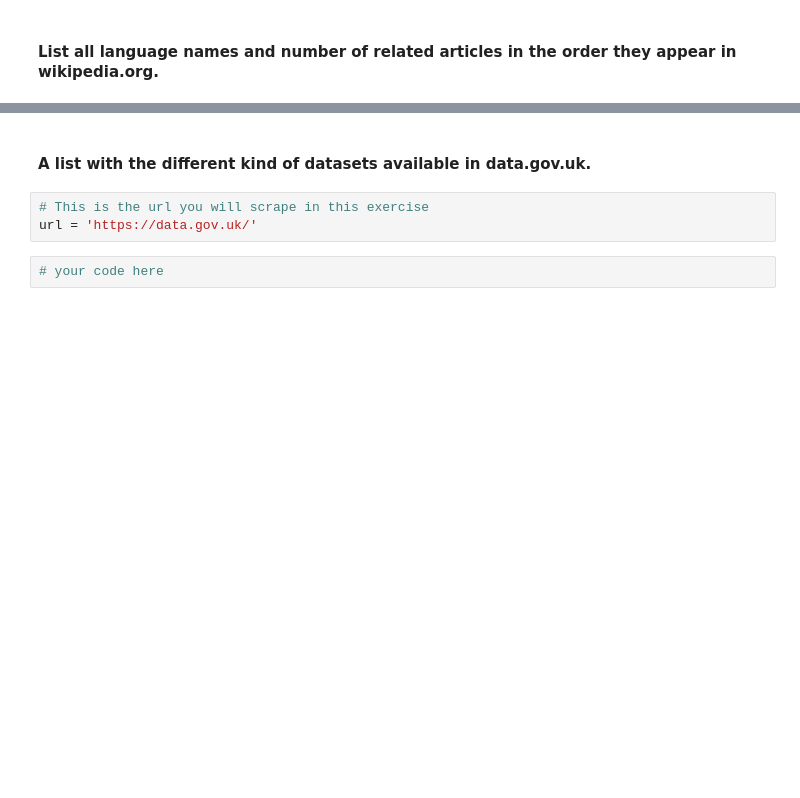
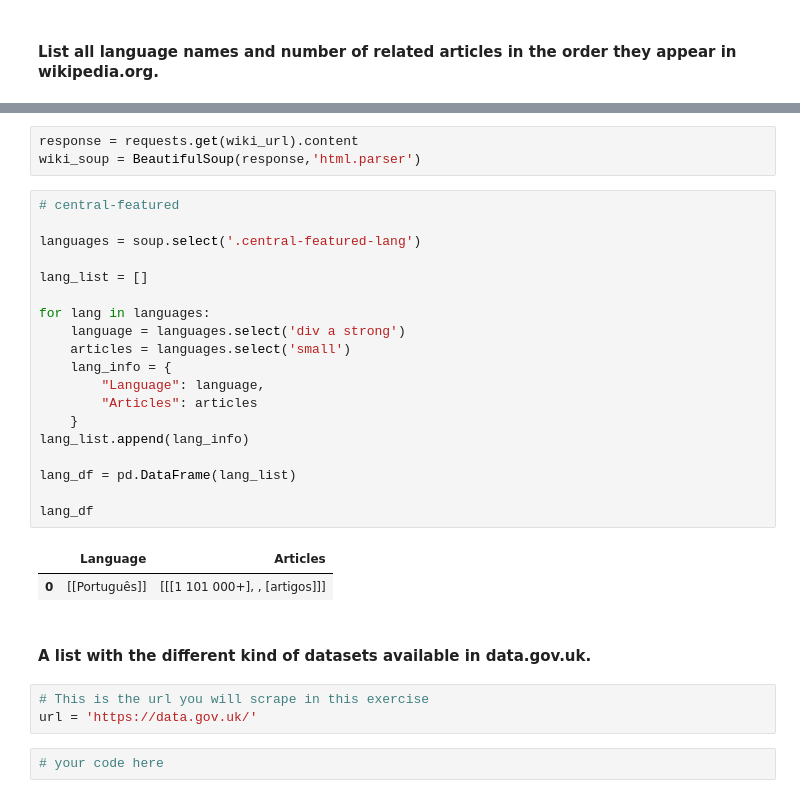
Before and after one commit to matthieubaillard/DAFT_0410, a Jupyter notebook: Module_1/Lab_16_Web-Scraping/main.ipynb, the cells around one changed output, grey strips where cells are left out. Cells and saved outputs as stored; diff of their text form; blank space fills up the shorter version.

```diff
--- a/Module_1/Lab_16_Web-Scraping/main.ipynb
+++ b/Module_1/Lab_16_Web-Scraping/main.ipynb
@@ -381,3 +417,28 @@ url = 'https://www.wikipedia.org/'
+# %%
+response = requests.get(wiki_url).content
+wiki_soup = BeautifulSoup(response,'html.parser')
+# %%
+# central-featured
+
+languages = soup.select('.central-featured-lang')
+
+lang_list = []
+
+for lang in languages:
+    language = languages.select('div a strong')
+    articles = languages.select('small')
+    lang_info = {
+        "Language": language,
+        "Articles": articles
+    }
+lang_list.append(lang_info)
+
+lang_df = pd.DataFrame(lang_list)
+
+lang_df
+# %% [output]
+|  | Language | Articles |
+| 0 | [[Português]] | [[[1 101 000+], , [artigos]]] |
 # %% [markdown]
 #### A list with the different kind of datasets available in data.gov.uk.
 # %%
```
Also changed, not shown: parts of 12 cells of this notebook.
